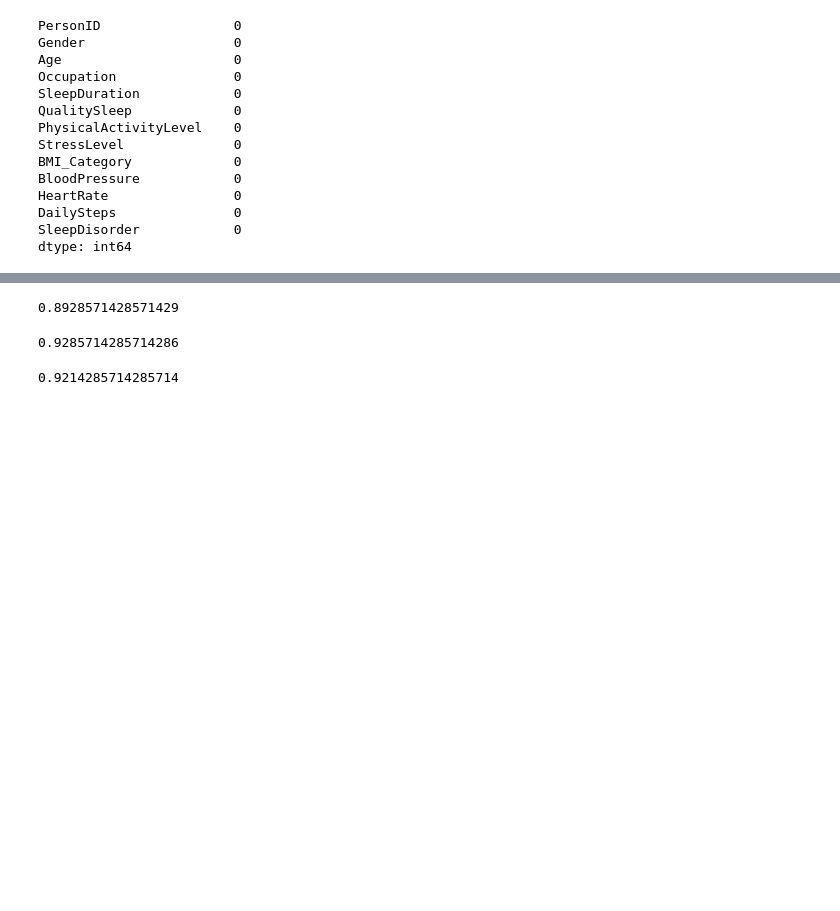
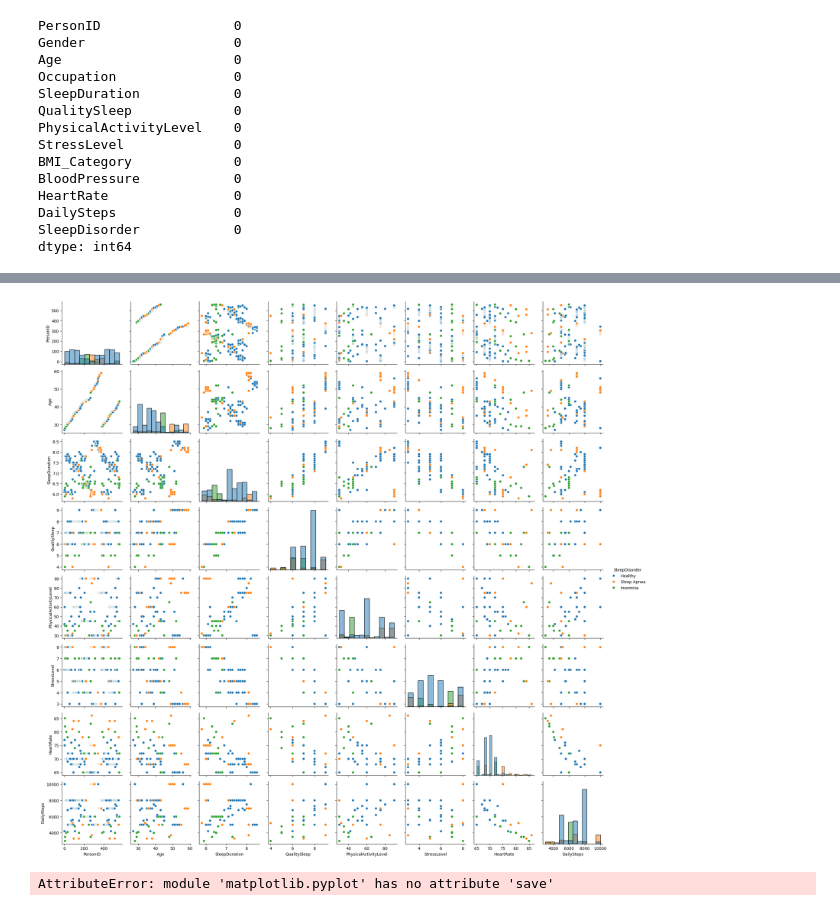
Before and after one commit to VinhHoaTU/Sleep-Problem-Detection, a Jupyter notebook: Script/Notebook.ipynb, the cells around one changed output, grey strips where cells are left out. Cells and saved outputs as stored; diff of their text form; code cells hidden in the pictures; blank space fills up the shorter version.

Commit message:
Correction preprocessing pour intégrer les visualisations

```diff
--- a/Script/Notebook.ipynb
+++ b/Script/Notebook.ipynb
@@ -62,4 +66,19 @@ HeartRate                0
 DailySteps               0
 SleepDisorder            0
 dtype: int64
+# %%
+# On a deux BMI_Category normales : "Normal Weight" et "Normal"
+# On transforme les "Normal Weight" par "Normal"
+df.replace("Normal Weight", "Normal", inplace=True)
+
+# On sépare la tension en pression systolique et pression diastolique
+for i in range(0,len(df)):
+    pressure_list = df.loc[i,"BloodPressure"].split(sep='/')
+    df.loc[i,"BloodPressureSystolic"] = int(pressure_list[0])
+    df.loc[i,"BloodPressureDiastolic"] = int(pressure_list[1])
+df.drop(columns="BloodPressure", inplace=True)
+
+# On prépare une nouvelle colonne binaire pour les sujets sains et qui présentent un trouble du sommeil
+encoding = {"Healthy": "Healthy", "Insomnia": "Unhealthy", "Sleep Apnea": "Unhealthy"} # 3 labels : sain, insomnie, apnée du sommeil
+df["HasSleepDisorder"] = df["SleepDisorder"].map(encoding)
 # %%
@@ -116,20 +132,23 @@ len(y_test[y_test["SleepDisorderEncoded"]==pred_test])/len(y_test)
 TREE_MULTI = DecisionTreeClassifier(random_state=42).fit(X_train, y_train["SleepDisorderEncoded"])
 pred_train = TREE_MULTI.predict(X_train)
 pred_test = TREE_MULTI.predict(X_test)
-len(y_test[y_test["SleepDisorderEncoded"]==pred_test])/len(y_test)
+print(len(y_test[y_test["SleepDisorderEncoded"]==pred_test])/len(y_test))
+cm = confusion_matrix(y_test["SleepDisorderEncoded"], pred_test)
+disp = ConfusionMatrixDisplay(cm)
+disp.plot()
-# %% [output]
-0.8928571428571429
 # %%
 TREE_MULTI = DecisionTreeClassifier(ccp_alpha=0.01, random_state=42).fit(X_train, y_train["SleepDisorderEncoded"])
 pred_train = TREE_MULTI.predict(X_train)
 pred_test = TREE_MULTI.predict(X_test)
-len(y_test[y_test["SleepDisorderEncoded"]==pred_test])/len(y_test)
+print(len(y_test[y_test["SleepDisorderEncoded"]==pred_test])/len(y_test))
+cm = confusion_matrix(y_test["SleepDisorderEncoded"], pred_test)
+disp = ConfusionMatrixDisplay(cm)
+disp.plot()
-# %% [output]
-0.9285714285714286
 # %%
 FOREST_MULTI = RandomForestClassifier(random_state=42).fit(X_train, y_train["SleepDisorderEncoded"])
 pred_train = FOREST_MULTI.predict(X_train)
 pred_test = FOREST_MULTI.predict(X_test)
-len(y_test[y_test["SleepDisorderEncoded"]==pred_test])/len(y_test)
+print(len(y_test[y_test["SleepDisorderEncoded"]==pred_test])/len(y_test))
+cm = confusion_matrix(y_test["SleepDisorderEncoded"], pred_test)
+disp = ConfusionMatrixDisplay(cm)
+disp.plot()
-# %% [output]
-0.9214285714285714
@@ -135,0 +172,10 @@ len(y_test[y_test["SleepDisorderEncoded"]==pred_test])/len(y_test)
+# %%
+g = sns.PairGrid(df, hue="SleepDisorder")
+g.map_diag(sns.histplot)
+g.map_offdiag(sns.scatterplot)
+g.add_legend()
+plt.show()
+plt.save("bite.png")
+# %% [output]
+[figure, added]
+AttributeError: module 'matplotlib.pyplot' has no attribute 'save'
```
Also changed, not shown: parts of 7 cells of this notebook.
